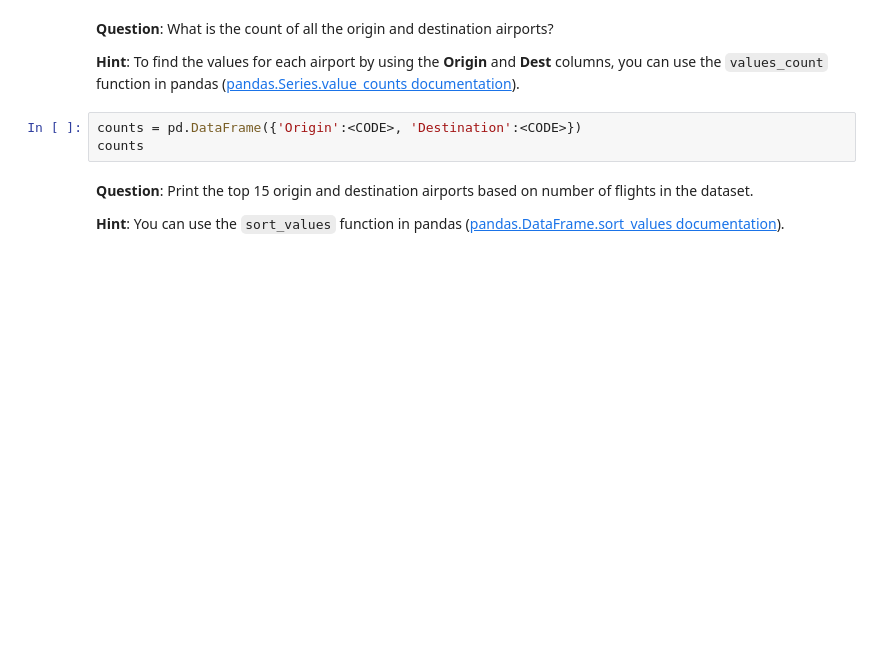
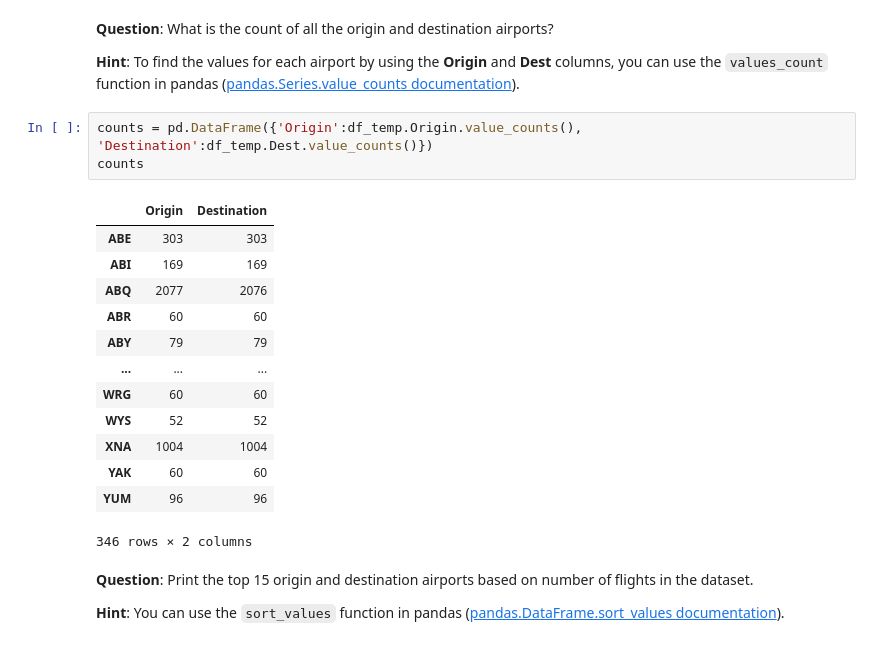
Before and after one commit to DatOmied/jupyter-exploration, a Jupyter notebook: Flight_Delay-Student.ipynb, the cells around one changed output. Drawn from its saved outputs; the diff is of its cells as text; blank space fills up the shorter version.

```diff
--- a/Flight_Delay-Student.ipynb
+++ b/Flight_Delay-Student.ipynb
@@ -249,8 +309,22 @@ print("The Destination airports covered are: ", list(<CODE>))
 
 **Hint**: To find the values for each airport by using the **Origin** and **Dest** columns, you can use the `values_count` function in pandas ([pandas.Series.value_counts documentation](https://pandas.pydata.org/pandas-docs/stable/reference/api/pandas.Series.value_counts.html)).
 # %%
-counts = pd.DataFrame({'Origin':<CODE>, 'Destination':<CODE>})
+counts = pd.DataFrame({'Origin':df_temp.Origin.value_counts(), 'Destination':df_temp.Dest.value_counts()})
 counts
+# %% [output]
+|  | Origin | Destination |
+| ABE | 303 | 303 |
+| ABI | 169 | 169 |
+| ABQ | 2077 | 2076 |
+| ABR | 60 | 60 |
+| ABY | 79 | 79 |
+| ... | ... | ... |
+| WRG | 60 | 60 |
+| WYS | 52 | 52 |
+| XNA | 1004 | 1004 |
+| YAK | 60 | 60 |
+| YUM | 96 | 96 |
+346 rows × 2 columns
 # %% [markdown]
 **Question**: Print the top 15 origin and destination airports based on number of flights in the dataset.
 
```
Also changed, not shown: parts of 25 cells of this notebook.
